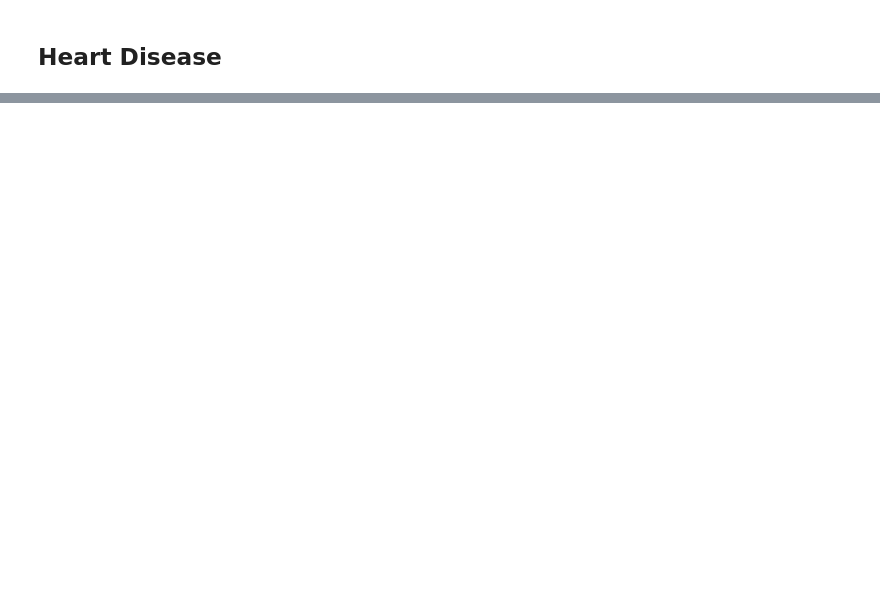
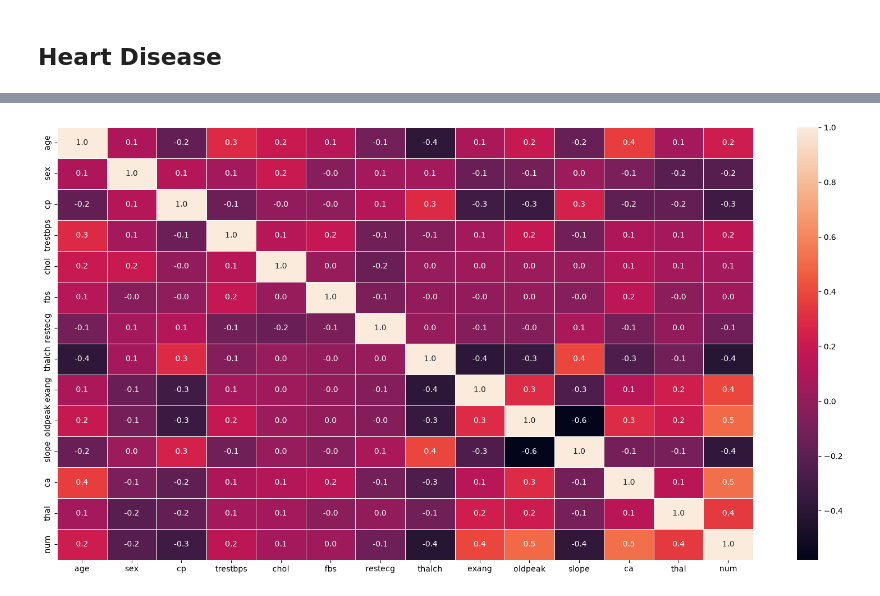
Before and after one commit to gear8mike/ml_examples, a Jupyter notebook: naive_bayes.ipynb, the cells around one changed output, grey strips where cells are left out. Cells and saved outputs as stored; diff of their text form; code cells hidden in the pictures; blank space fills up the shorter version.

```diff
--- a/naive_bayes.ipynb
+++ b/naive_bayes.ipynb
@@ -345,8 +571,10 @@ df_final.info()
 import seaborn as sns
 # %%
 f,ax = plt.subplots(figsize=(20, 10))
-sns.heatmap(df_final.corr(), annot=True, linewidths=0.5,linecolor="red", fmt= '.1f',ax=ax)
+sns.heatmap(df_final.corr(), annot=True, linewidths=0.5,linecolor="white", fmt= '.1f',ax=ax)
 plt.show()
+# %% [output]
+[figure, added]
 # %%
 X = df_final.iloc[:, :-1]
 Y = df_final.iloc[:, -1]
```
Also changed, not shown: parts of 34 cells of this notebook.
